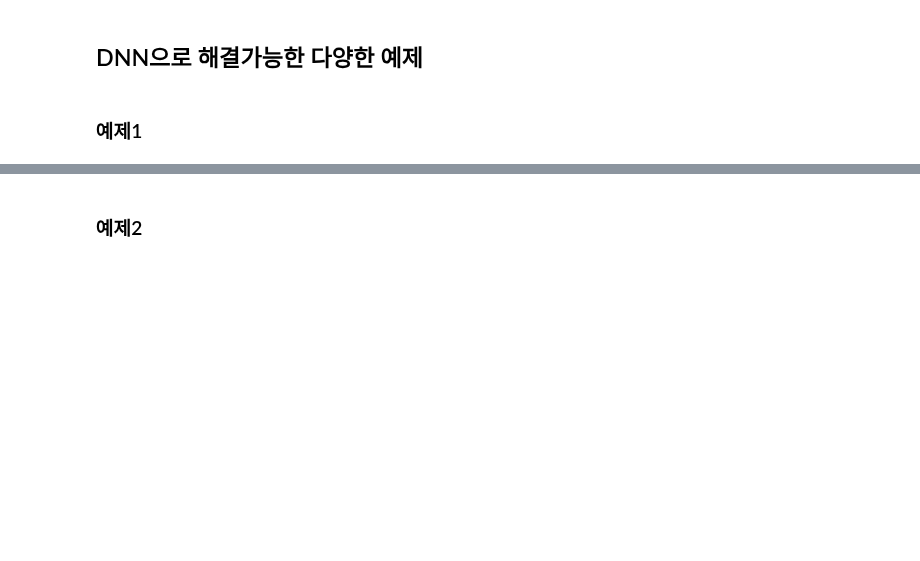
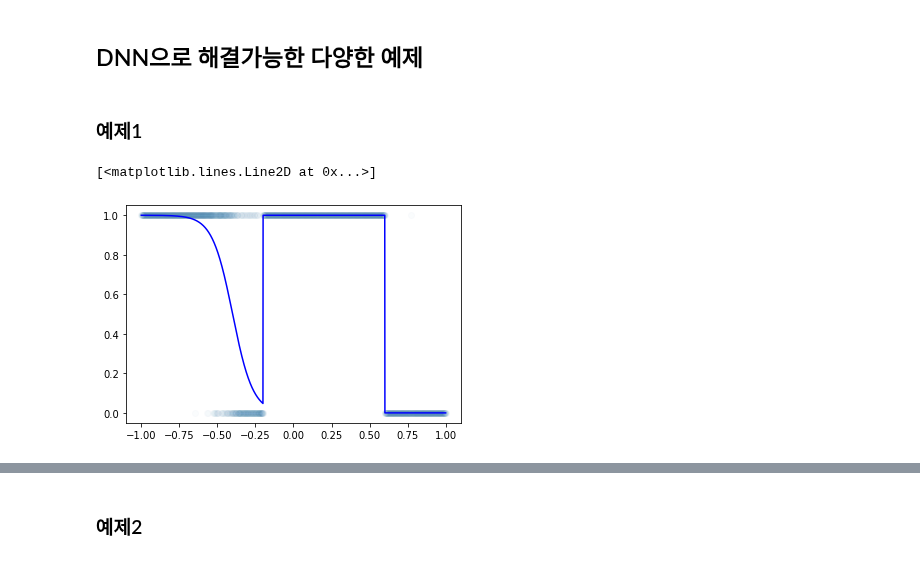
Before and after one commit to guebin/DL2022_backup, a Jupyter notebook: _notebooks/2022-10-04-(5주차) draft.ipynb, the cells around one changed output, grey strips where cells are left out. Drawn from its saved outputs; the diff is of its cells as text; code cells hidden in the pictures; blank space fills up the shorter version.

```diff
--- a/_notebooks/2022-10-04-(5주차) draft.ipynb
+++ b/_notebooks/2022-10-04-(5주차) draft.ipynb
@@ -350,3 +337,14 @@ Text(0.5, 1.0, 'after 6000 epochs')
 ## DNN으로 해결가능한 다양한 예제
 # %% [markdown]
 ### 예제1
+# %%
+df = pd.read_csv('2022-10-04-dnnex1.csv')
+# %%
+x = torch.tensor(df.x).float().reshape(-1,1)
+y = torch.tensor(df.y).float().reshape(-1,1)
+# %%
+plt.plot(x,y,'o',alpha=0.02)
+plt.plot(df.x,df.underlying,'-b')
+# %% [output]
+[<matplotlib.lines.Line2D at 0x...>]
+[figure, added]
```
Also changed, not shown: parts of 70 cells of this notebook, 5 other files.
